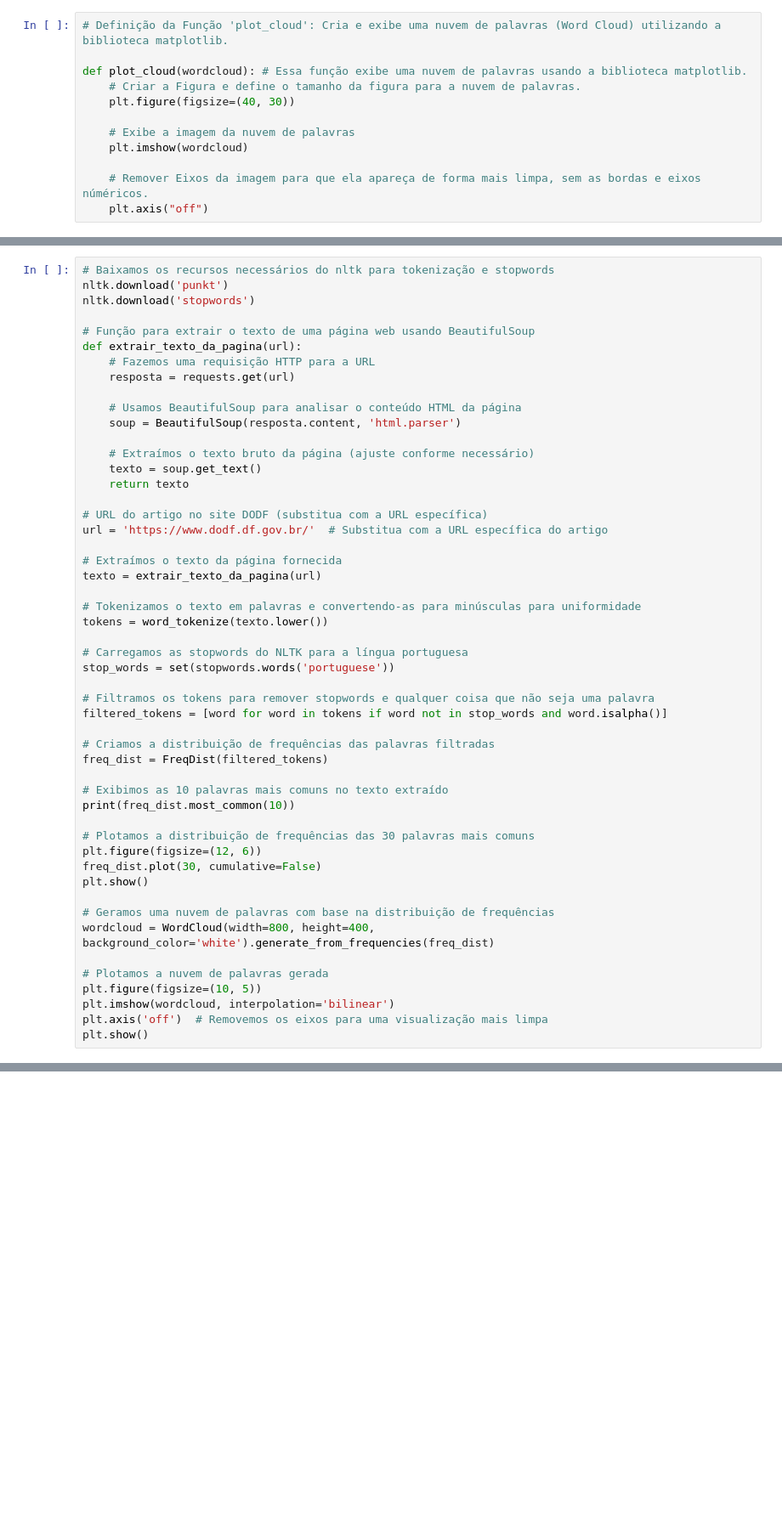
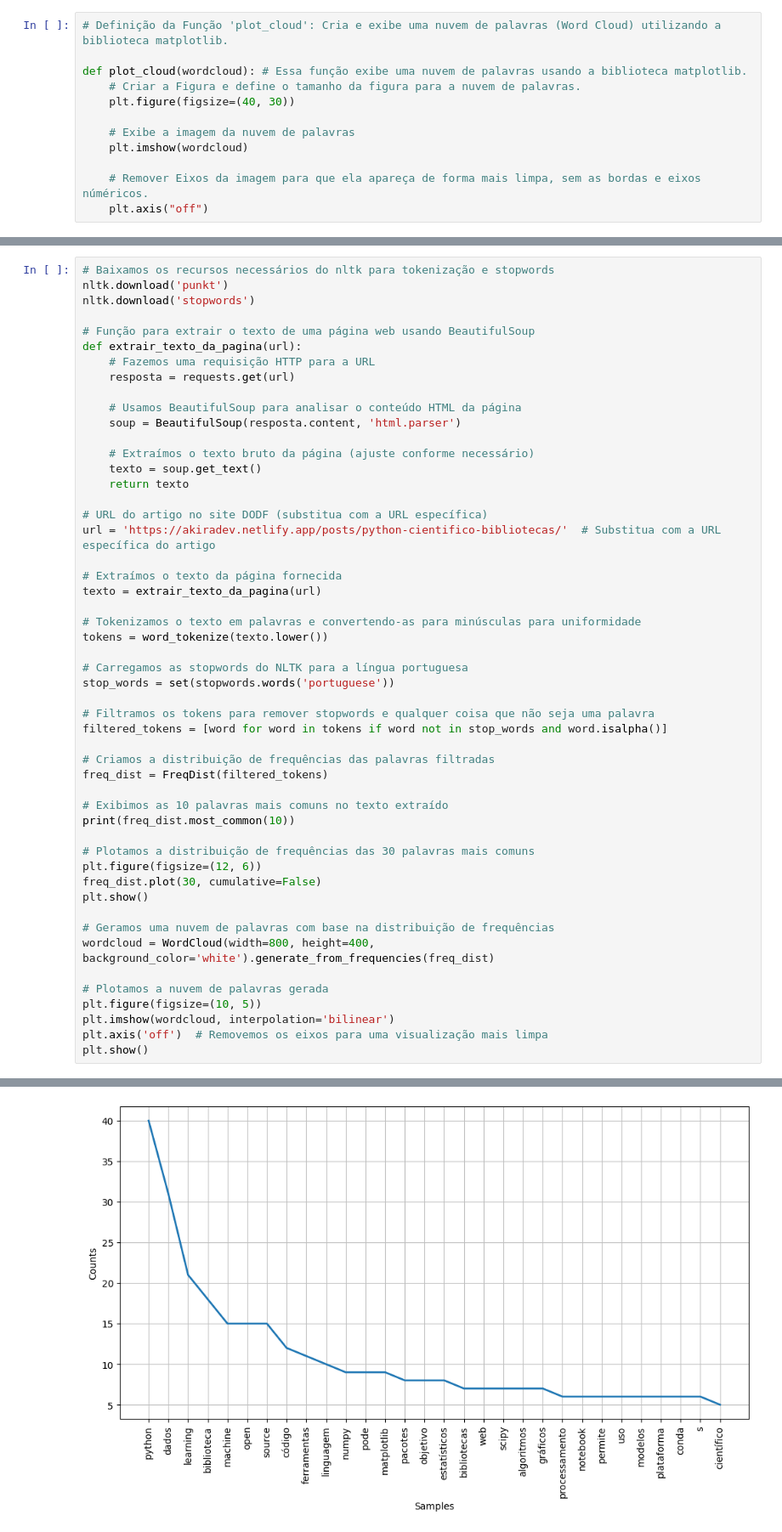
Before and after one commit to maclausk/python-ia-senai-df, a Jupyter notebook: ia/Aula 7 - 17092024 - Mineração de Texto Na Web.ipynb, the cells around one changed output, grey strips where cells are left out. Shown at 85% size. Cells and saved outputs as stored; diff of their text form; blank space fills up the shorter version.

```diff
--- a/ia/Aula 7 - 17092024 - Mineração de Texto Na Web.ipynb
+++ b/ia/Aula 7 - 17092024 - Mineração de Texto Na Web.ipynb
@@ -391,7 +352,7 @@ def extrair_texto_da_pagina(url):
     return texto
 
 # URL do artigo no site DODF (substitua com a URL específica)
-url = 'https://www.dodf.df.gov.br/'  # Substitua com a URL específica do artigo
+url = 'https://akiradev.netlify.app/posts/python-cientifico-bibliotecas/'  # Substitua com a URL específica do artigo
 
 # Extraímos o texto da página fornecida
 texto = extrair_texto_da_pagina(url)
@@ -424,3 +385,4 @@ plt.figure(figsize=(10, 5))
 plt.imshow(wordcloud, interpolation='bilinear')
 plt.axis('off')  # Removemos os eixos para uma visualização mais limpa
 plt.show()
+# %% [output]
@@ -426,0 +394 @@ plt.show()
+[figure, added]
```
Also changed, not shown: parts of 38 cells of this notebook.
